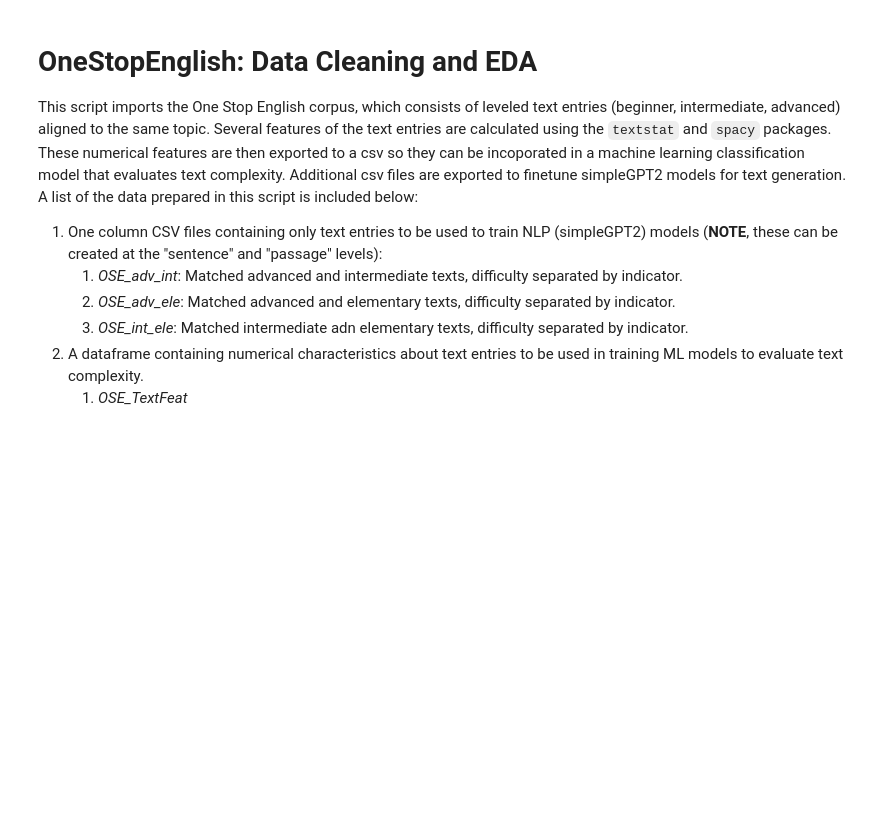
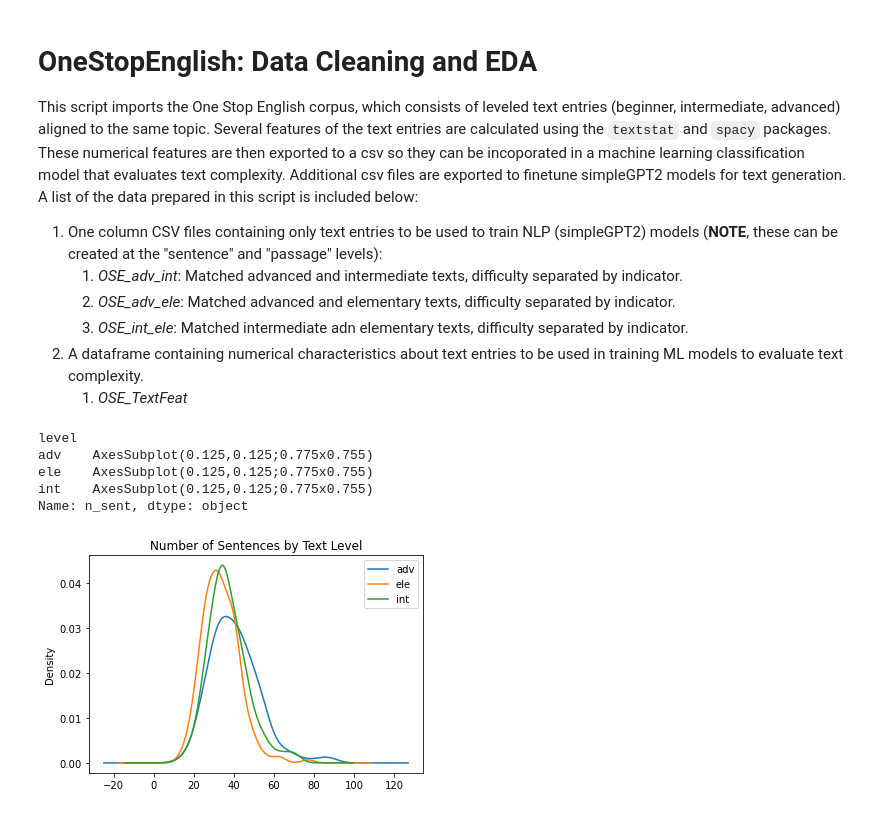
Before and after one commit to bernarddavid/SimplifyIT, a Jupyter notebook: scripts/OneStopEng_EDA.ipynb, the cells around one changed output. Drawn from its saved outputs; the diff is of its cells as text; code cells hidden in the pictures; blank space fills up the shorter version.

Commit message:
cleaned data

```diff
--- a/scripts/OneStopEng_EDA.ipynb
+++ b/scripts/OneStopEng_EDA.ipynb
@@ -41,18 +59,18 @@ def sent_count(t):
 # %%
 # Sets option to display all text in pandas dataframes
 pd.set_option('display.max_colwidth', None)
-
-# Change working directory to main project directory
-os.chdir("..")
 
 # Data Type: Either "TextByReadingLevel" or "SentenceAligned"
 DatType = 'TextByReadingLevel/'
 
 # Get file path for OneStopEnglish Corpus from individual TXT files.
-RawDat = os.getcwd() + '/data_raw/OneStopEng/' + DatType
+RawDat = '../data_raw/OneStopEng/' + DatType
 
 # Set location to save clean data
-ClnDat = os.getcwd() + '/data_clean/'
+ClnDat = '../data_clean/'
+
+# Set location to save figures
+Figs = '../figures/'
 # %%
 # For some reason there are two "Int" files--do not import the first, as it contains errors
 SubDir = [join(RawDat, f)+'/' for f in listdir(RawDat) if f != 'Int-Txt']
@@ -70,7 +88,7 @@ for s in SubDir:
             pass
         else:
             with open(s + t, 'rb') as rawdat:
-                result = chardet.detect(rawdat.read(1000))
+                result = chardet.detect(rawdat.read(10000))
 
 
             file = open(s + t, 'r', encoding = result['encoding'])
@@ -130,6 +148,13 @@ TextDF['syll_lex'] = TextDF['n_syll']/TextDF['n_lex'] # Syllable to word ratio
 # Save text statistc data to csv
 TextDF.to_csv(ClnDat+'OSE_TextFeat.csv', encoding = 'utf-8-sig', index = False)
 # %%
-TextDF.groupby('level')['n_sent'].plot(kind = 'hist', legend = True, alpha = 0.5,
+TextDF.groupby('level')['n_sent'].plot(kind = 'kde', legend = True, #alpha = 0.5,
                                        title = 'Number of Sentences by Text Level')
+# %% [output]
+level
+adv    AxesSubplot(0.125,0.125;0.775x0.755)
+ele    AxesSubplot(0.125,0.125;0.775x0.755)
+int    AxesSubplot(0.125,0.125;0.775x0.755)
+Name: n_sent, dtype: object
+[figure, added]
 # %%
```
Also changed, not shown: parts of 13 cells of this notebook, 5 other files.
